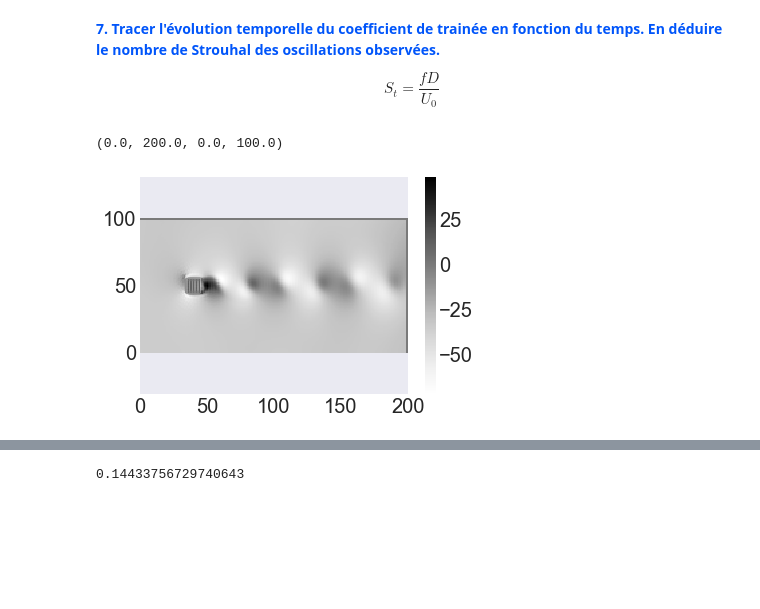
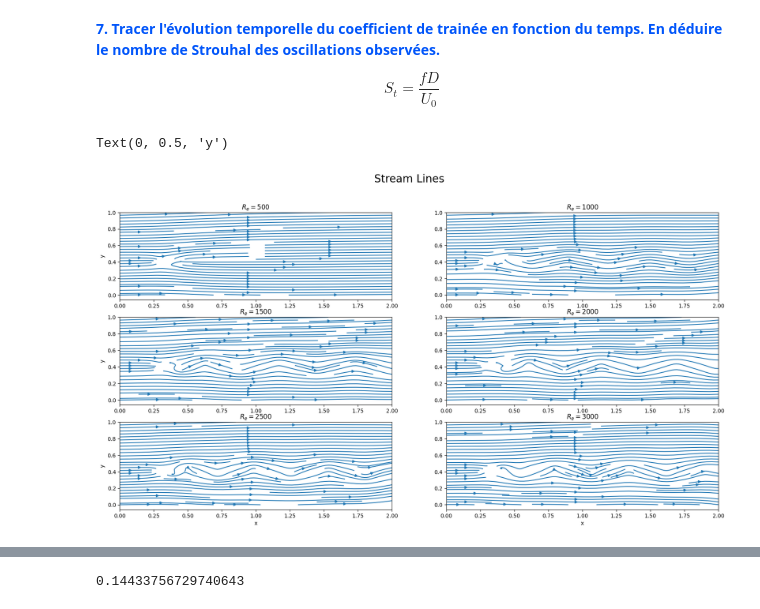
Before and after one commit to roomate/Lattice-Boltzmann-Method, a Jupyter notebook: TP3.ipynb, the cells around one changed output, grey strips where cells are left out. Drawn from its saved outputs; the diff is of its cells as text; code cells hidden in the pictures; blank space fills up the shorter version.

```diff
--- a/TP3.ipynb
+++ b/TP3.ipynb
@@ -240,16 +289,16 @@ $g_8 = g_6 + 1/6(U_0 - u_y)\rho$
 ___
 # %%
 def inflow(g,rho,ux,uy,M0):
-    # Conditions de vitesse au bord superieur
+    # Conditions de vitesse au bord gauche
     U0 = M0*c0
     ux[:,0]= U0
     # Macro: On impose ux et on en déduit rho_in
-    rho[:,0] = 1/(1-U0)*(2*(g[:,0,3] + g[:,0,7] + g[:,0,6]) + g[:,0,2] + g[:,0,4] + g[:,0,0])
+    rho[:,0] = 1/(1-U0)*(2*(g[3,:,0] + g[7,:,0] + g[6,:,0]) + g[2,:,0] + g[4,:,0] + g[0,:,0])
 
     # Distributions: On impose les distributions inconnues avec le Bounce-Back hors equilibre
-    g[:,0,1] = g[:,0,3] + 2/3*U0*rho[:,0]
-    g[:,0,5] = g[:,0,7] + 1/6*(U0 + uy[:,0])*rho[:,0]
-    g[:,0,8] = g[:,0,6] + 1/6*(U0 - uy[:,0])*rho[:,0]
+    g[1,:,0] = g[3,:,0] + 2/3*U0*rho[:,0]
+    g[5,:,0] = g[7,:,0] + 1/6*(U0 + uy[:,0])*rho[:,0]
+    g[8,:,0] = g[6,:,0] + 1/6*(U0 - uy[:,0])*rho[:,0]
 # %% [markdown]
 <b>Condition aux limites en sortie:</b> Pour les fonctions de distributions inconnues en sortie, on imposera une condition de gradient nul:
 
@@ -365,10 +435,13 @@ $$
 
 On représentera ici uniquement la composante $\Omega_z$
 # %%
-OmegaZ=np.zeros((ny,nx))
-for i in range(ny-1):
-    for j in range(nx-1):
-        OmegaZ[i,j]= (uy[i,j + 1] - uy[i,j])/dx - (ux[i+1,j] - uy[i,j])/dx
+OmegaZ=np.zeros((len(Re),ny,nx))
+for r in range(len(Re)):
+  ux = Ux[r]
+  uy = Uy[r]
+  for i in range(ny-1):
+      for j in range(nx-1):
+          OmegaZ[r,i,j]= (uy[i,j + 1] - uy[i,j])/dx - (ux[i+1,j] - ux[i,j])/dy
 # %% [markdown]
 **Commentaires**
 
@@ -382,14 +455,24 @@ ___
 $$
 S_t=\dfrac{f D}{U_0}
 $$
-# %%
-#fig=plt.figure(1,figsize(10,6))
-#ax = fig.add_subplot(111)
-#im=ax.imshow(vort.T, cmap = 'RdBu_r', animated = True, vmin = -0.1, )
-#plt.show()
-plt.pcolormesh(OmegaZ)
-plt.colorbar()
-plt.axis('equal')
-# %% [output]
-(0.0, 200.0, 0.0, 100.0)
-[figure, removed]
+# %%
+fig, ax = plt.subplots(3,2, figsize = (20,10))
+plt.subplots_adjust(hspace = .2)
+fig.suptitle("Stream Lines", fontsize = 20)
+for i in range(6):
+  ax_i = ax[i//2,i%2]
+  ux = Ux[i]
+  uy = Uy[i]
+  ax_i.streamplot(x,y,ux,uy)
+  ax_i.set_title(f"$R_e = $" + str(Re[i]))
+  ax_i.tick_params(axis = 'x', labelsize = 10)
+  ax_i.tick_params(axis = 'y', labelsize = 10)
+ax[2,0].set_xlabel("x")
+ax[2,1].set_xlabel("x")
+
+ax[0,0].set_ylabel("y")
+ax[1,0].set_ylabel("y")
+ax[2,0].set_ylabel("y")
+# %% [output]
+Text(0, 0.5, 'y')
+[figure, added]
```
Also changed, not shown: parts of 20 cells of this notebook.
